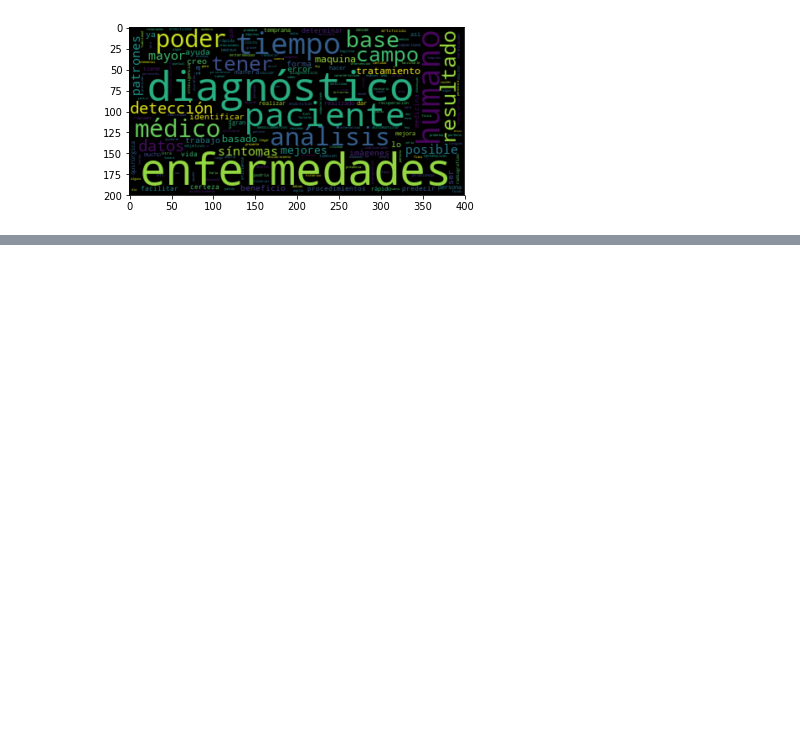
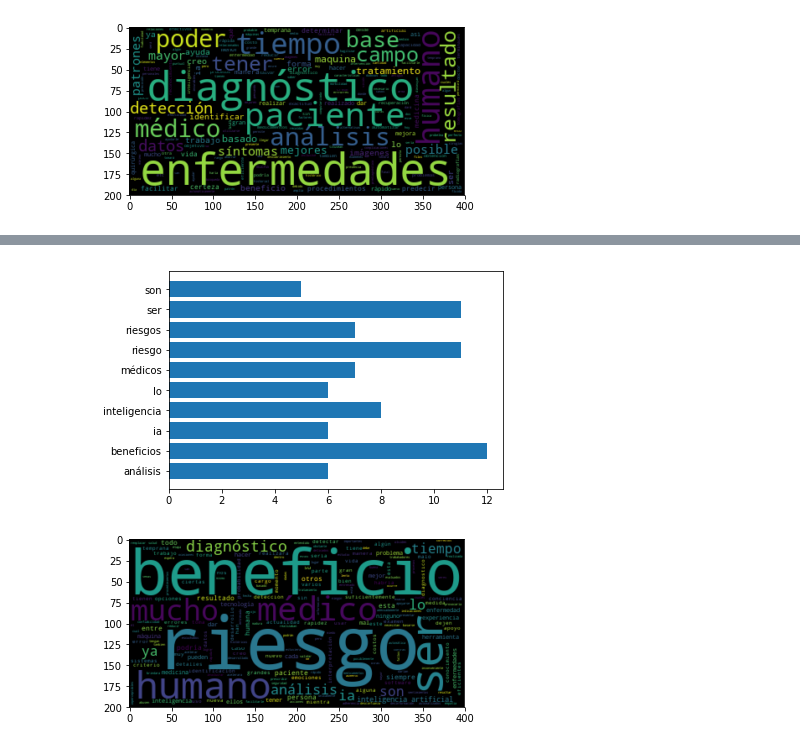
Before and after one commit to llealgt/postgrado_especializacion_investigacion_cientifica, a Jupyter notebook: epistemologia/análisis_resultado_encuesta.ipynb, the cells around one changed output, grey strips where cells are left out. Saved outputs shown, nothing was run; the diff lists cells and outputs as text; code cells hidden in the pictures; blank space fills up the shorter version.

```diff
--- a/epistemologia/análisis_resultado_encuesta.ipynb
+++ b/epistemologia/análisis_resultado_encuesta.ipynb
@@ -69,0 +96,7 @@ resultado = analisis_frecuencia_palabras(pregunta1_corpus)
+# %%
+resultados_pregunta3 = datos_originales["En su opinión, ¿qué beneficios o riesgo puede tener la inteligencia artificial?"]
+pregunta3_corpus = resultados_pregunta3.str.cat(sep=" ")
+resultado = analisis_frecuencia_palabras(pregunta3_corpus)
+# %% [output]
+[figure, added]
+[figure, added]
```
Also changed, not shown: parts of 8 cells of this notebook.
